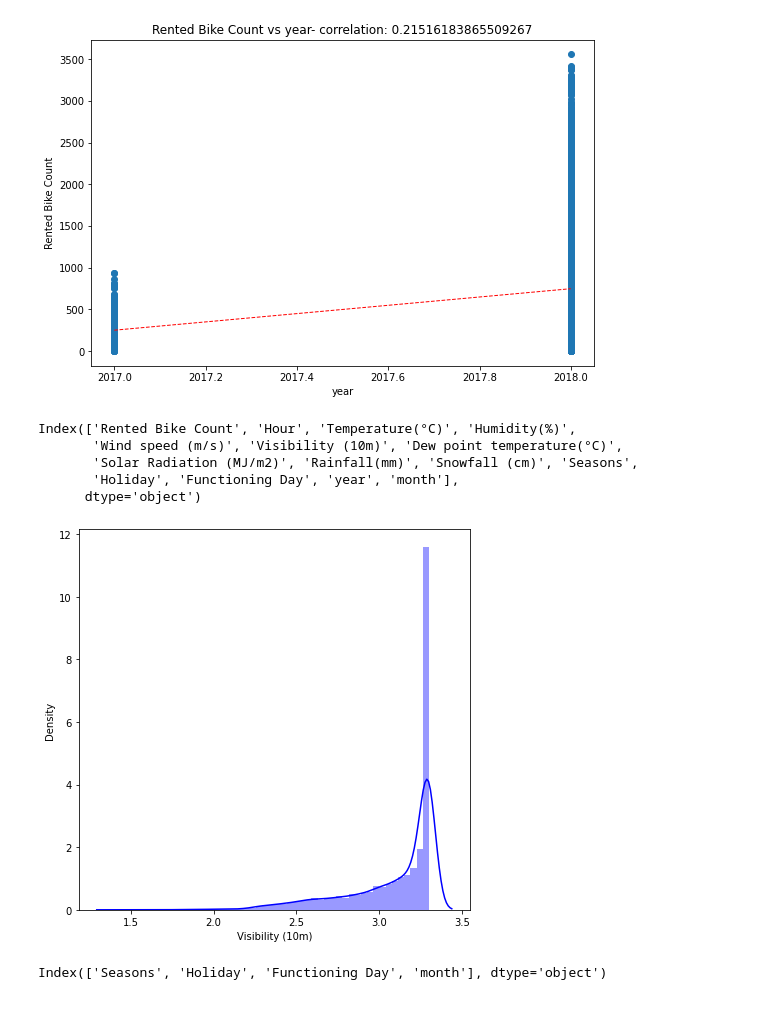
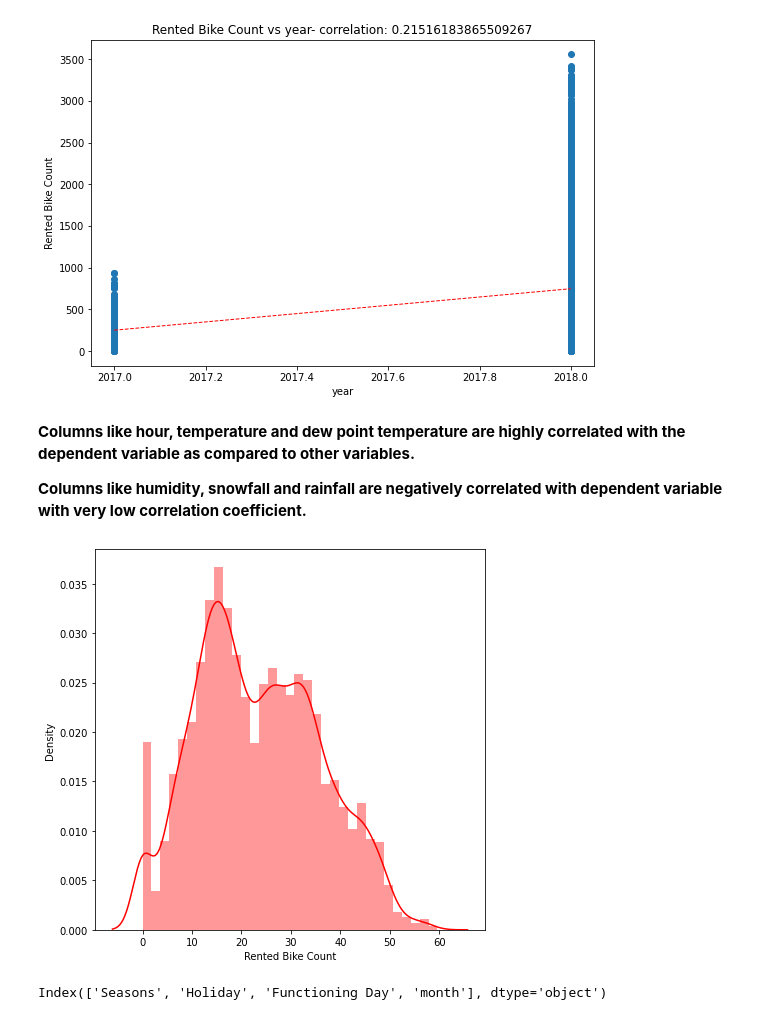
Before and after one commit to OmPrakashGH/Bike-Sharing-Demand-Prediction, a Jupyter notebook: Bike_Sharing_Demand_Prediction_Capstone_Project.ipynb, the cells around one changed output. Saved outputs shown, nothing was run; the diff lists cells and outputs as text; code cells hidden in the pictures.

```diff
--- a/Bike_Sharing_Demand_Prediction_Capstone_Project.ipynb
+++ b/Bike_Sharing_Demand_Prediction_Capstone_Project.ipynb
@@ -218,19 +241,15 @@ plt.show()
 [figure]
 [figure]
 [figure]
-# %%
-df.columns
-# %% [output]
-Index(['Rented Bike Count', 'Hour', 'Temperature(°C)', 'Humidity(%)',
-       'Wind speed (m/s)', 'Visibility (10m)', 'Dew point temperature(°C)',
-       'Solar Radiation (MJ/m2)', 'Rainfall(mm)', 'Snowfall (cm)', 'Seasons',
-       'Holiday', 'Functioning Day', 'year', 'month'],
-      dtype='object')
+# %% [markdown]
+**Columns like hour, temperature and dew point temperature are highly correlated with the dependent variable as compared to other variables.**
+
+**Columns like humidity, snowfall and rainfall are negatively correlated with dependent variable with very low correlation coefficient.**
 # %%
-# log transform of visibility feature
+# Square root transform of dependent variable to make the distribution normal
 plt.figure(figsize=(7,7))
-sns.distplot(np.log10(df['Visibility (10m)']),color="b")
+sns.distplot(np.sqrt(df['Rented Bike Count']),color="r")
 plt.show()
 # %% [output]
-[figure, old version]
+[figure, new version]
 # %%
```
Also changed, not shown: parts of 48 cells of this notebook.
